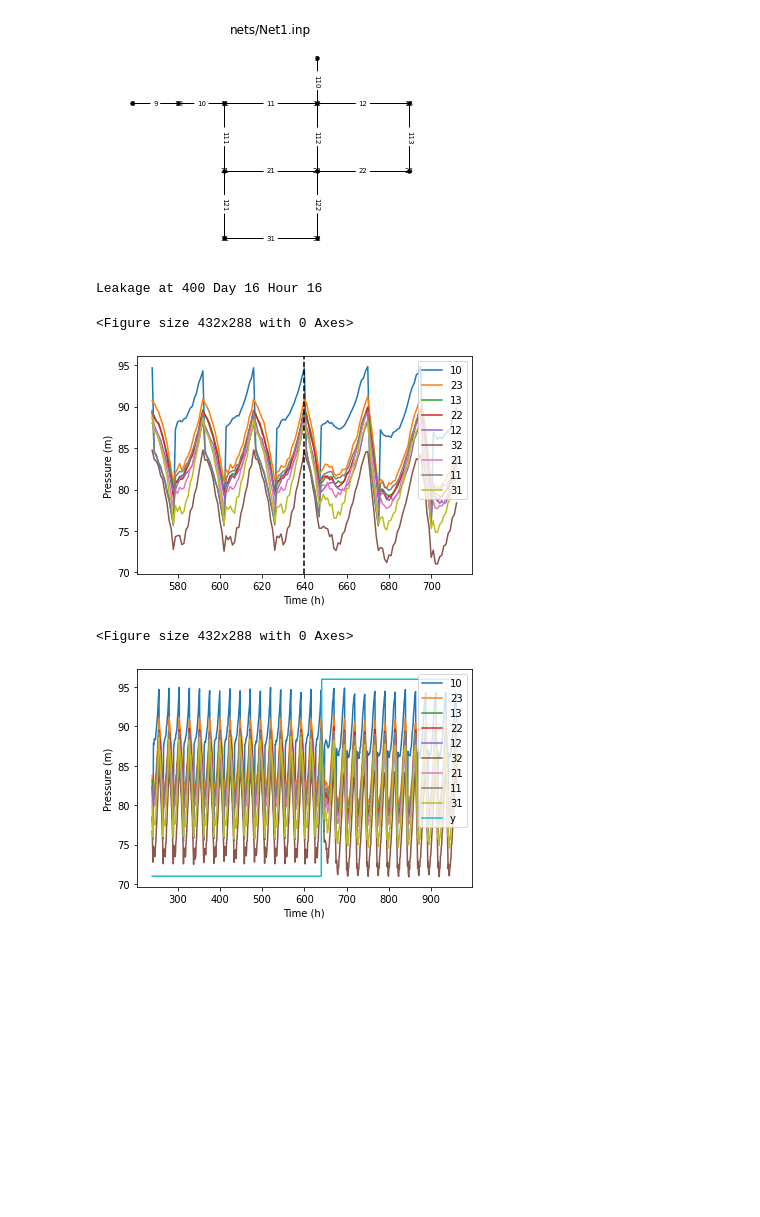
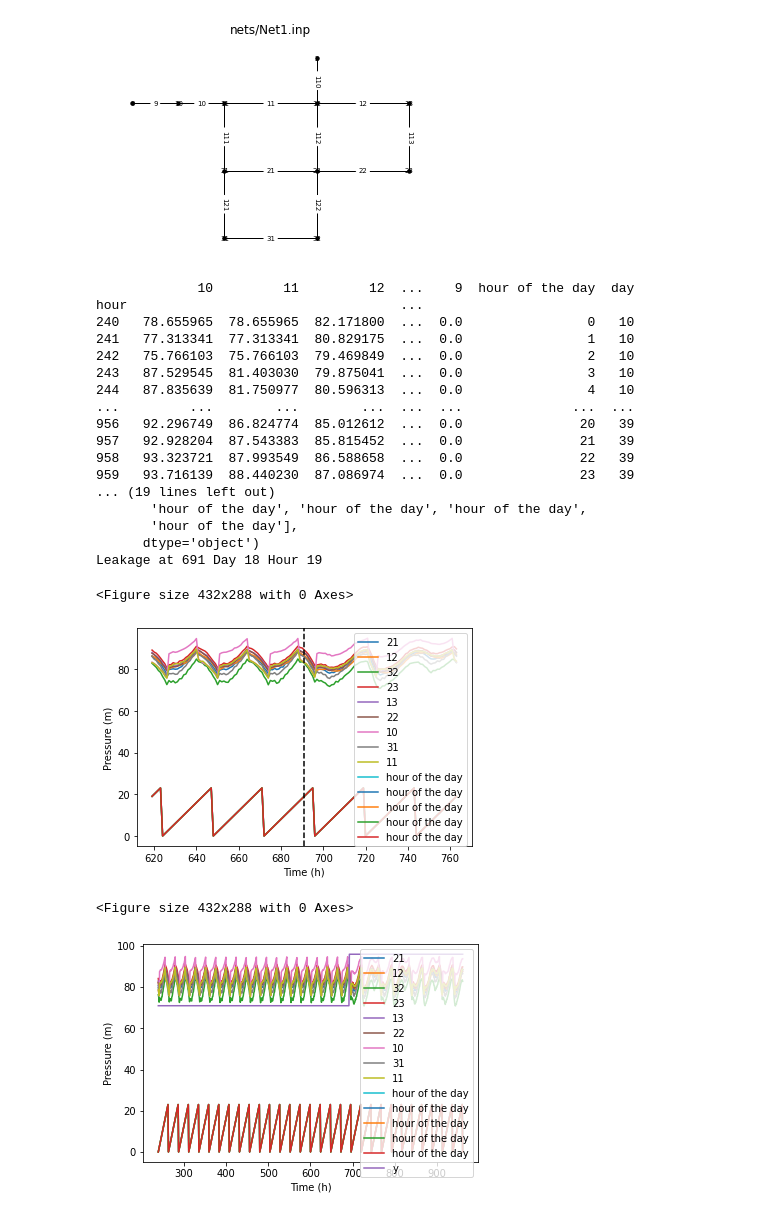
Before and after one commit to JulianBvW/BA-WDN-Leakage-Detection, a Jupyter notebook: LeakageDetection.ipynb, the cells around one changed output. Saved outputs shown, nothing was run; the diff lists cells and outputs as text; code cells hidden in the pictures; blank space fills up the shorter version.

```diff
--- a/LeakageDetection.ipynb
+++ b/LeakageDetection.ipynb
@@ -102,17 +105,42 @@ def gen_single_data(wdn, leakage_node='', end_time=30*24, include_time=False):
 
   return X, y
 # %%
-X, y = gen_single_data(wdn, '12')
-leakage_at = round(30*24 - y.sum())
-print('Leakage at', leakage_at, 'Day', leakage_at // 24, 'Hour', leakage_at % 24)
+def show_data(X, y):
+  # Get Leakage time
+  leakage_at = round(30*24 - y.sum())
+  print('Leakage at', 240+leakage_at, 'Day', leakage_at // 24, 'Hour', leakage_at % 24)
 
-plot(X.loc[240+leakage_at-3*24:leakage_at+240+3*24,:], line_at=[240+leakage_at])
+  # Plot window around leakage time
+  plot(X.loc[240+leakage_at-3*24:leakage_at+240+3*24,:], line_at=[240+leakage_at])
 
-X['y'] = y * (96 - 71) + 71
-plot(X)
+  # Plot whole data including y
+  Xy = X.copy()
+  Xy['y'] = y * (96 - 71) + 71
+  plot(Xy)
-# %% [output]
-Leakage at 400 Day 16 Hour 16
-<Figure size 432x288 with 0 Axes>
-[figure, removed]
-<Figure size 432x288 with 0 Axes>
-[figure, removed]
+# %%
+del X
+del y
+X, y = gen_single_data(wdn, '12', include_time=True)
+show_data(X, y)
+# %% [output]
+             10         11         12  ...    9  hour of the day  day
+hour                                   ...
+240   78.655965  78.655965  82.171800  ...  0.0                0   10
+241   77.313341  77.313341  80.829175  ...  0.0                1   10
+242   75.766103  75.766103  79.469849  ...  0.0                2   10
+243   87.529545  81.403030  79.875041  ...  0.0                3   10
+244   87.835639  81.750977  80.596313  ...  0.0                4   10
+...         ...        ...        ...  ...  ...              ...  ...
+956   92.296749  86.824774  85.012612  ...  0.0               20   39
+957   92.928204  87.543383  85.815452  ...  0.0               21   39
+958   93.323721  87.993549  86.588658  ...  0.0               22   39
+959   93.716139  88.440230  87.086974  ...  0.0               23   39
+... (19 lines left out)
+       'hour of the day', 'hour of the day', 'hour of the day',
+       'hour of the day'],
+      dtype='object')
+Leakage at 691 Day 18 Hour 19
+<Figure size 432x288 with 0 Axes>
+[figure, added]
+<Figure size 432x288 with 0 Axes>
+[figure, added]
```
Also changed, not shown: parts of 7 cells of this notebook.
